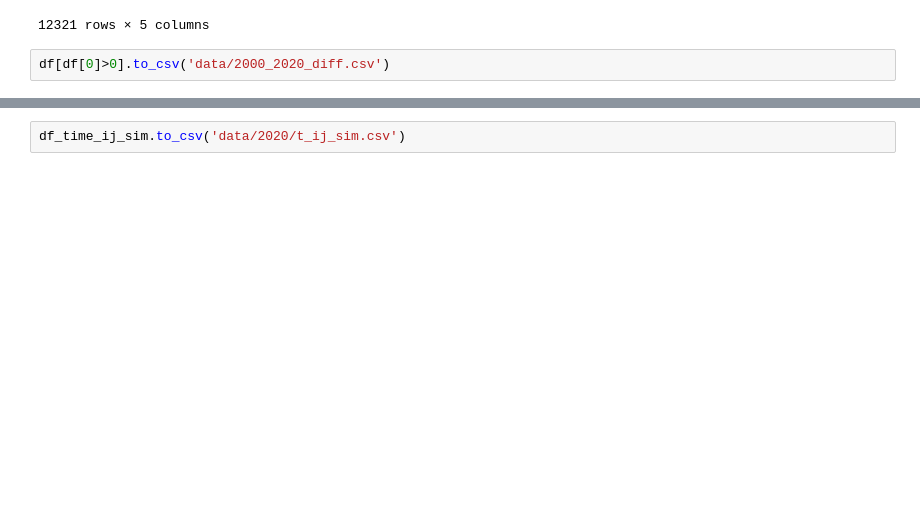
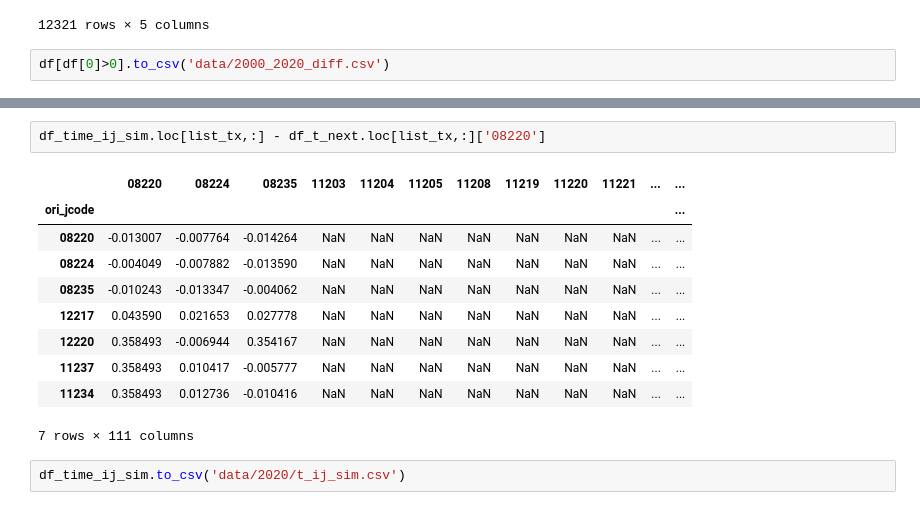
Before and after one commit to nagampere/horkew, a Jupyter notebook: analysis/master_thesis/conterfactual.ipynb, the cells around one changed output, grey strips where cells are left out. Drawn from its saved outputs; the diff is of its cells as text; blank space fills up the shorter version.

```diff
--- a/analysis/master_thesis/conterfactual.ipynb
+++ b/analysis/master_thesis/conterfactual.ipynb
@@ -60,3 +64,16 @@ df_time_ij_sim
 111 rows × 111 columns
+# %%
+df_time_ij_sim.loc[list_tx,:] - df_t_next.loc[list_tx,:]['08220']
+# %% [output]
+|  | 08220 | 08224 | 08235 | 11203 | 11204 | 11205 | 11208 | 11219 | 11220 | 11221 | ... | ... |
+| ori_jcode |  |  |  |  |  |  |  |  |  |  |  | ... |
+| 08220 | -0.013007 | -0.007764 | -0.014264 | NaN | NaN | NaN | NaN | NaN | NaN | NaN | ... | ... |
+| 08224 | -0.004049 | -0.007882 | -0.013590 | NaN | NaN | NaN | NaN | NaN | NaN | NaN | ... | ... |
+| 08235 | -0.010243 | -0.013347 | -0.004062 | NaN | NaN | NaN | NaN | NaN | NaN | NaN | ... | ... |
+| 12217 | 0.043590 | 0.021653 | 0.027778 | NaN | NaN | NaN | NaN | NaN | NaN | NaN | ... | ... |
+| 12220 | 0.358493 | -0.006944 | 0.354167 | NaN | NaN | NaN | NaN | NaN | NaN | NaN | ... | ... |
+| 11237 | 0.358493 | 0.010417 | -0.005777 | NaN | NaN | NaN | NaN | NaN | NaN | NaN | ... | ... |
+| 11234 | 0.358493 | 0.012736 | -0.010416 | NaN | NaN | NaN | NaN | NaN | NaN | NaN | ... | ... |
+7 rows × 111 columns
 # %%
 df_time_ij_sim.to_csv('data/2020/t_ij_sim.csv')
```
Also changed, not shown: parts of 4 cells of this notebook, 7 other files.
